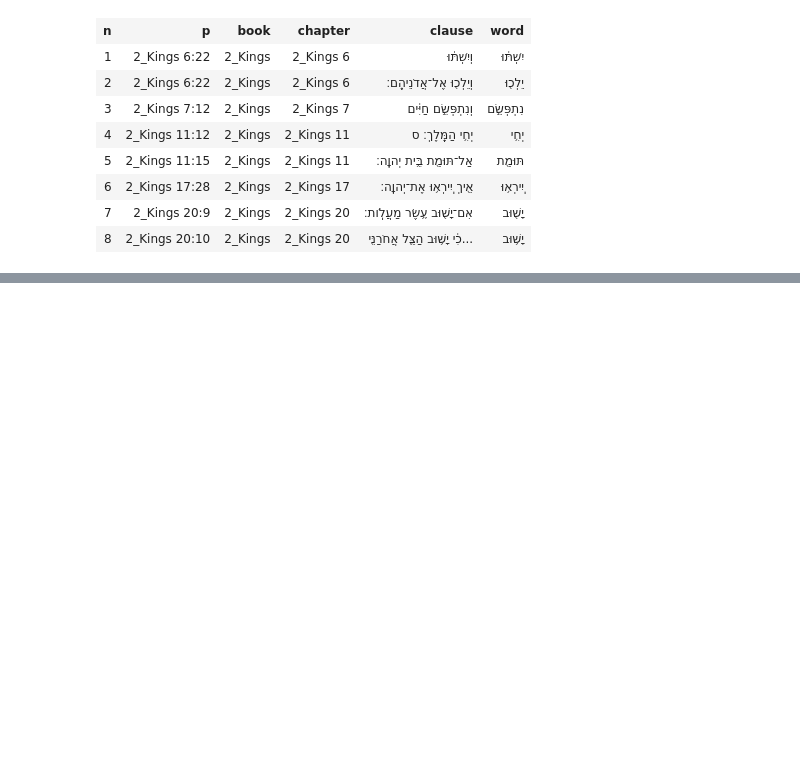
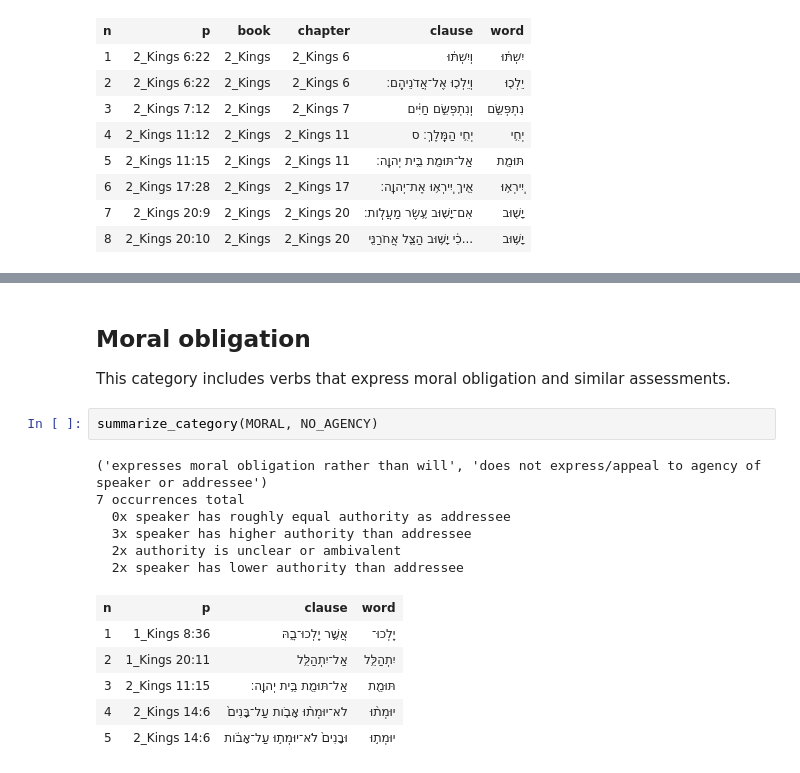
Before and after one commit to dtrlanz/bhsa-kings, a Jupyter notebook: deontic yiqtol.ipynb, the cells around one changed output, grey strips where cells are left out. Cells and saved outputs as stored; diff of their text form; blank space fills up the shorter version.

```diff
--- a/deontic yiqtol.ipynb
+++ b/deontic yiqtol.ipynb
@@ -795,0 +929,19 @@ Showing results 20 to 27 (of 0-27)
+# %% [markdown]
+## Moral obligation
+
+This category includes verbs that express moral obligation and similar assessments.
+# %%
+summarize_category(MORAL, NO_AGENCY)
+# %% [output]
+('expresses moral obligation rather than will', 'does not express/appeal to agency of speaker or addressee')
+7 occurrences total
+  0x speaker has roughly equal authority as addressee
+  3x speaker has higher authority than addressee
+  2x authority is unclear or ambivalent
+  2x speaker has lower authority than addressee
+| n | p | clause | word |
+| 1 | 1_Kings 8:36 | אֲשֶׁ֣ר יֵֽלְכוּ־בָ֑הּ | יֵֽלְכוּ־ |
+| 2 | 1_Kings 20:11 | אַל־יִתְהַלֵּ֥ל | יִתְהַלֵּ֥ל |
+| 3 | 2_Kings 11:15 | אַל־תּוּמַ֖ת בֵּ֥ית יְהוָֽה׃ | תּוּמַ֖ת |
+| 4 | 2_Kings 14:6 | לֹא־יוּמְת֨וּ אָבֹ֤ות עַל־בָּנִים֙ | יוּמְת֨וּ |
+| 5 | 2_Kings 14:6 | וּבָנִים֙ לֹא־יוּמְת֣וּ עַל־אָבֹ֔ות | יוּמְת֣וּ |
```
Also changed, not shown: parts of 17 cells of this notebook.
